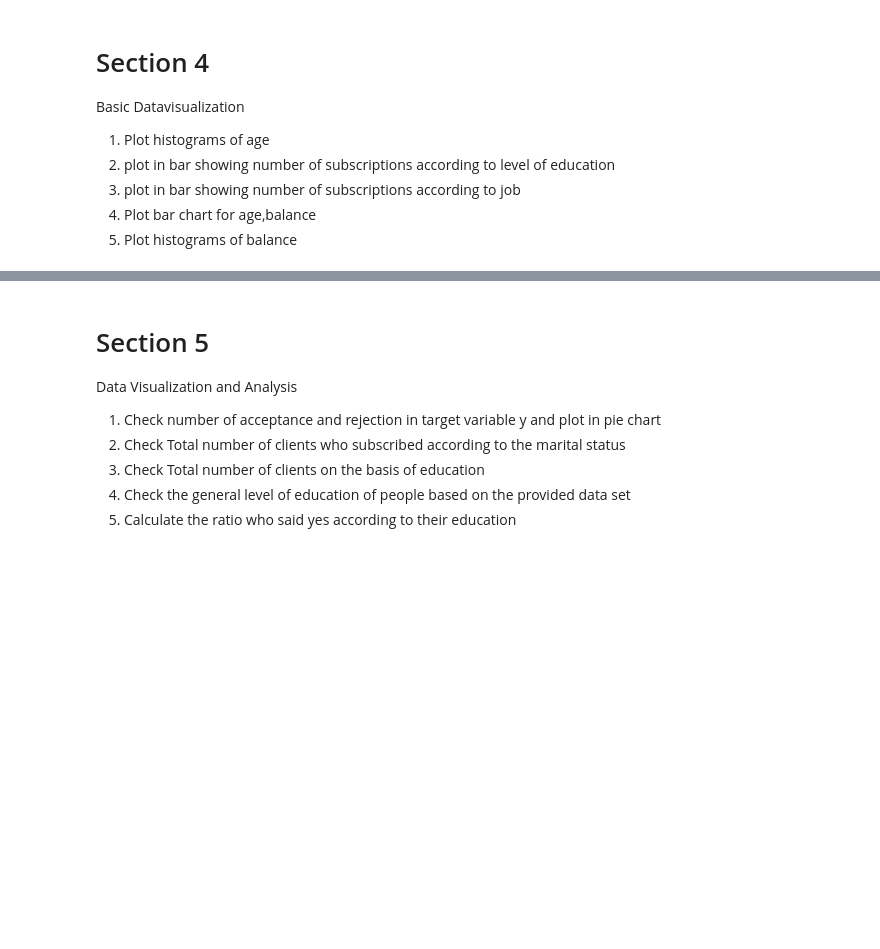
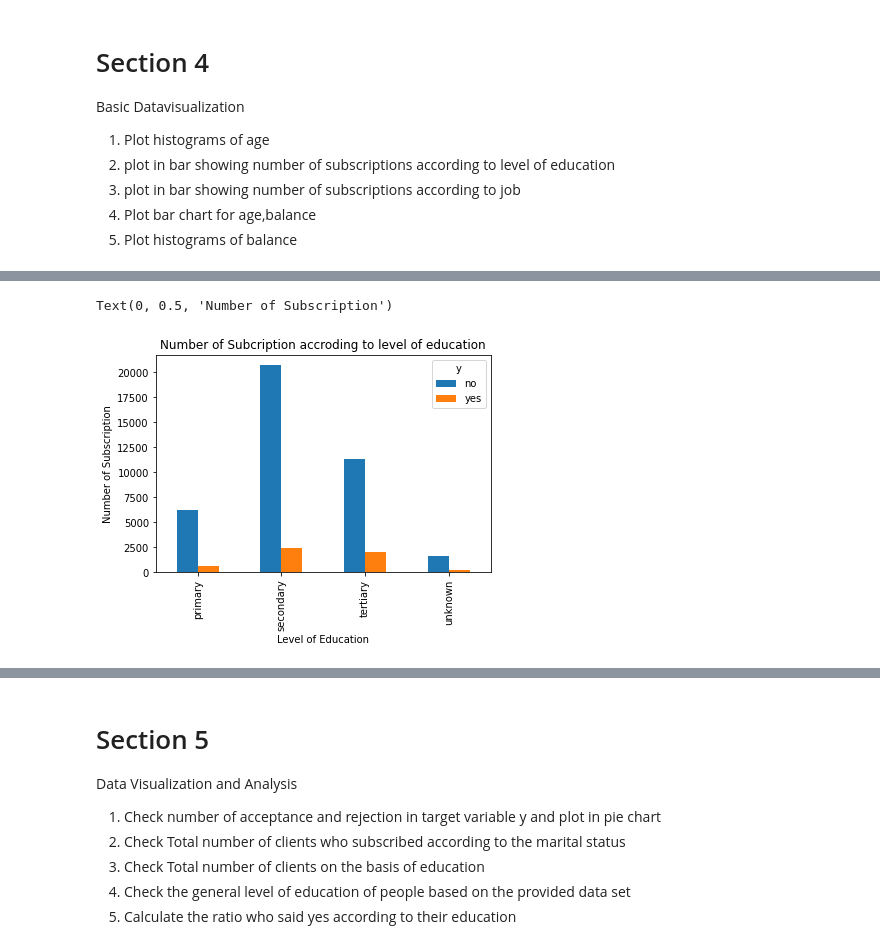
Before and after one commit to R0shish/HCK-WLV-Assignments, a Jupyter notebook: Third Semester/5CS037 - Concepts and Technology of AI/Week 2 - Workshop/22L5W02.ipynb, the cells around one changed output, grey strips where cells are left out. Cells and saved outputs as stored; diff of their text form; code cells hidden in the pictures; blank space fills up the shorter version.

```diff
--- a/Third Semester/5CS037 - Concepts and Technology of AI/Week 2 - Workshop/22L5W02.ipynb
+++ b/Third Semester/5CS037 - Concepts and Technology of AI/Week 2 - Workshop/22L5W02.ipynb
@@ -177,0 +288,9 @@ Basic Datavisualization
+# %%
+# Question 2
+pd.crosstab(df.education, df.y).plot(kind="bar")
+plt.title("Number of Subcription accroding to level of education")
+plt.xlabel("Level of Education")
+plt.ylabel("Number of Subscription")
+# %% [output]
+Text(0, 0.5, 'Number of Subscription')
+[figure, added]
```
Also changed, not shown: parts of 19 cells of this notebook.
